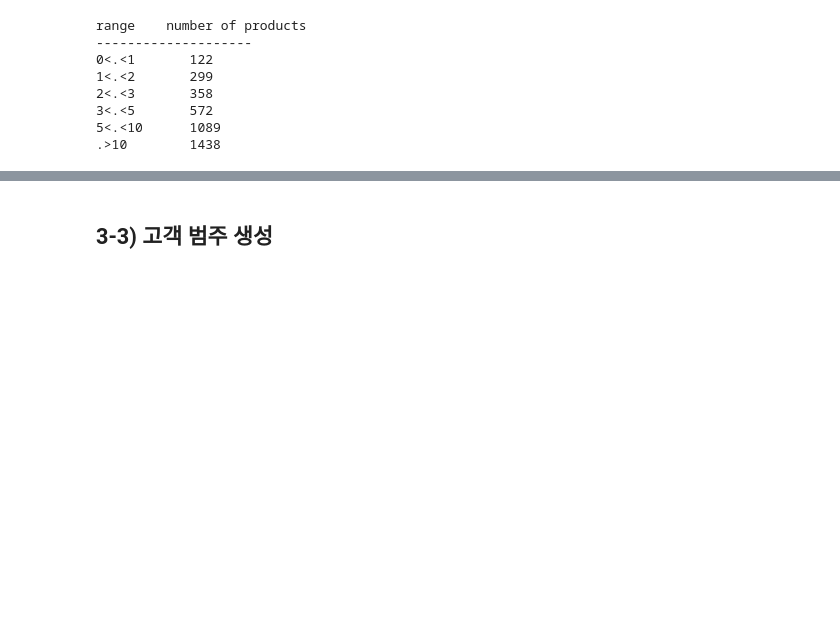
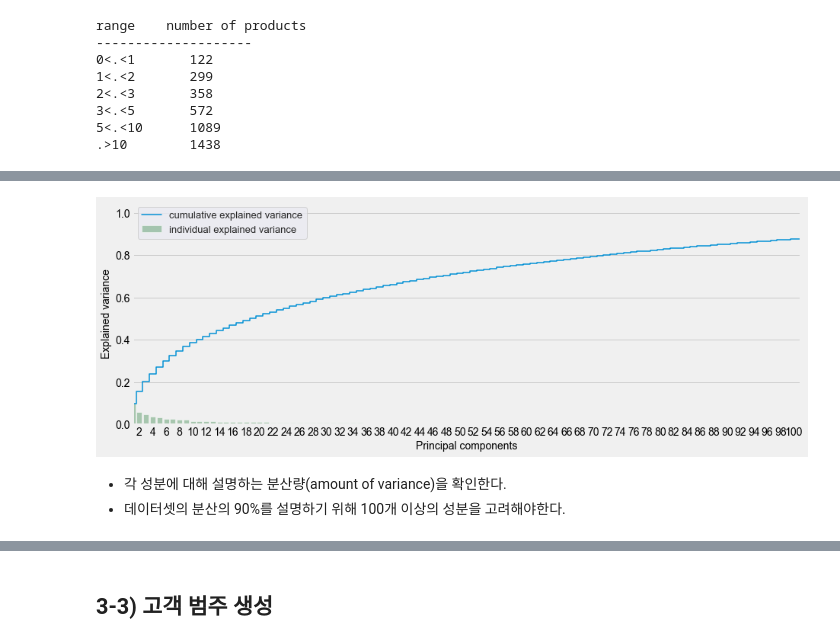
Before and after one commit to Hinterhalter/Machine_Learning_Practice_Projects, a Jupyter notebook: 고객_분석/고객_분석.ipynb, the cells around one changed output, grey strips where cells are left out. Saved outputs shown, nothing was run; the diff lists cells and outputs as text; code cells hidden in the pictures; blank space fills up the shorter version.

```diff
--- a/고객_분석/고객_분석.ipynb
+++ b/고객_분석/고객_분석.ipynb
@@ -563,7 +563,7 @@ for i in range(len(threshold)):
     label_col.append(col)
     X.loc[:, col] = 0
 
-for i, prod in enumerate(liste_products):
+for i, prod in enumerate(liste_produits):
     prix = df_cleaned[df_cleaned['Description'] == prod]['UnitPrice'].mean()
     j = 0
     while prix > threshold[j]:
@@ -589,0 +755,22 @@ range    number of products
+# %%
+pca = PCA()
+pca.fit(matrix)
+pca_samples = pca.transform(matrix)
+# %%
+fig, ax = plt.subplots(figsize=(14,5))
+sns.set(font_scale=1)
+plt.step(range(matrix.shape[1]), pca.explained_variance_ratio_.cumsum(), where='mid',
+         label='cumulative explained variance')
+sns.barplot(np.arange(1, matrix.shape[1]+1), pca.explained_variance_ratio_, alpha=0.5, color='g',
+            label='individual explained variance')
+plt.xlim(0,100)
+ax.set_xticklabels([s if int(s.get_text()) % 2 == 0 else '' for s in ax.get_xticklabels()])
+
+plt.ylabel('Explained variance', fontsize = 14)
+plt.xlabel('Principal components', fontsize = 14)
+plt.legend(loc='upper left', fontsize = 13);
+# %% [output]
+[figure, added]
+# %% [markdown]
+- 각 성분에 대해 설명하는 분산량(amount of variance)을 확인한다.
+- 데이터셋의 분산의 90%를 설명하기 위해 100개 이상의 성분을 고려해야한다.
```
Also changed, not shown: parts of 18 cells of this notebook.
